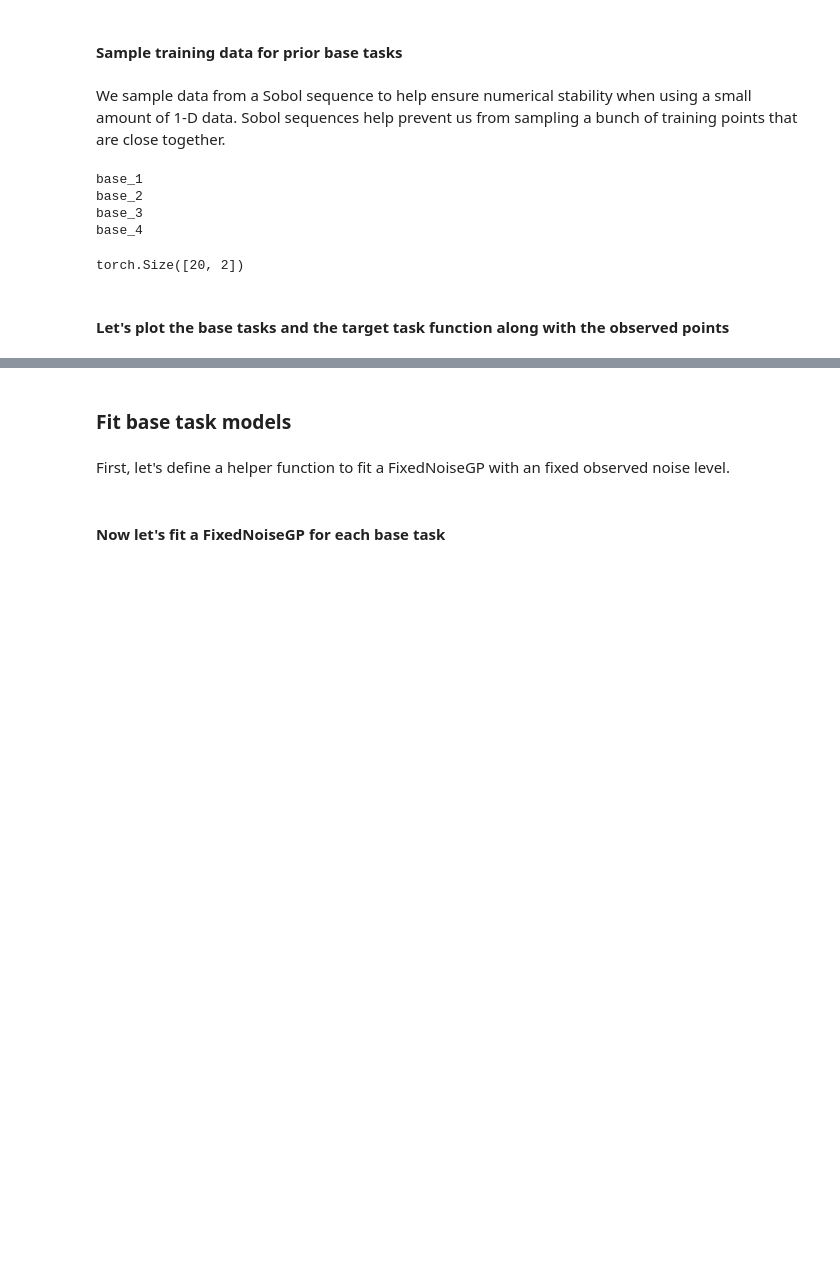
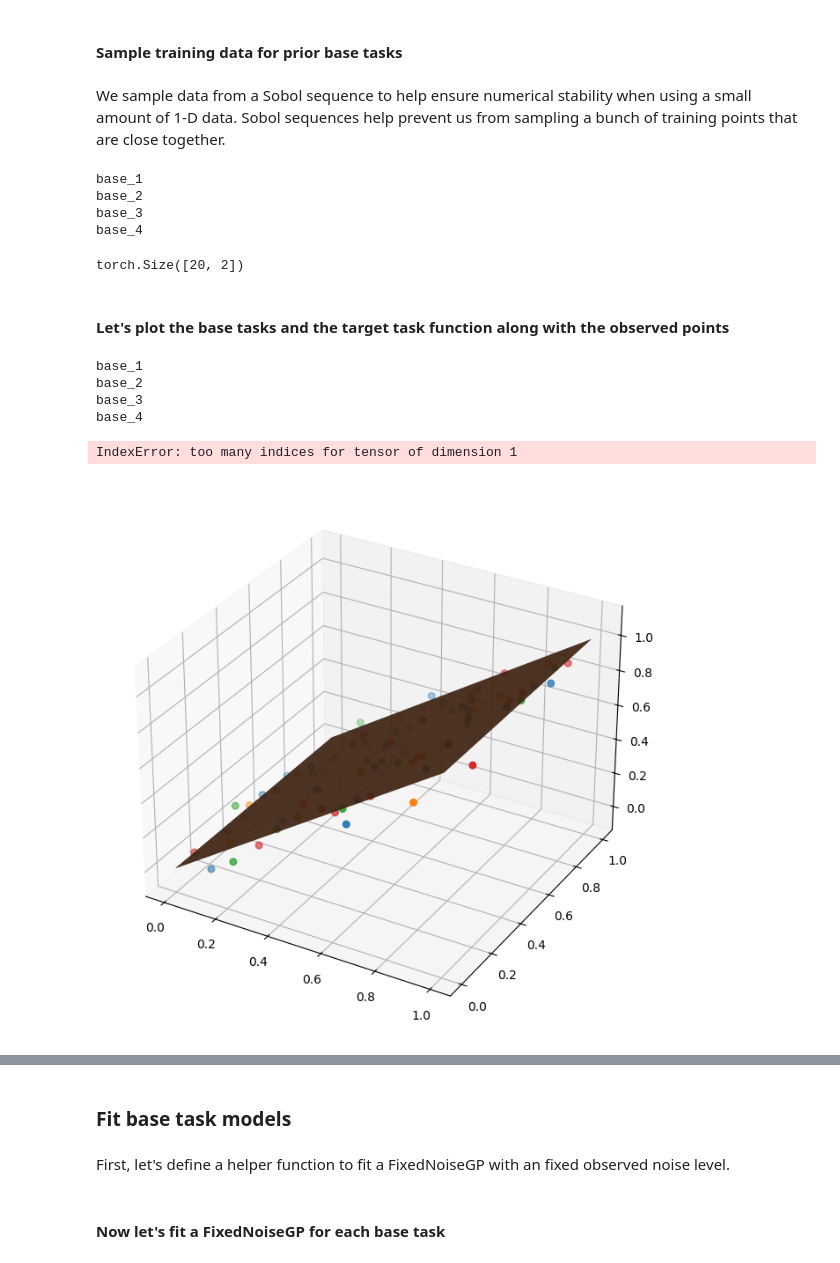
Before and after one commit to vishalvaka/HIL_toolkit_ARL, a Jupyter notebook: notebooks/meta_learning_with_rgpe_MOBO_normal.ipynb, the cells around one changed output, grey strips where cells are left out. Drawn from its saved outputs; the diff is of its cells as text; code cells hidden in the pictures; blank space fills up the shorter version.

```diff
--- a/notebooks/meta_learning_with_rgpe_MOBO_normal.ipynb
+++ b/notebooks/meta_learning_with_rgpe_MOBO_normal.ipynb
@@ -239,9 +318,9 @@ for task in range(NUM_BASE_TASKS):
     raw_x = draw_sobol_samples(
         bounds=BOUNDS,
         n=num_training_points,
-        q=1,
+        q=2,
         seed=task + 5397923,
-    ).squeeze(1)
+    ).squeeze()
     # get observed values
     func = globals()[f"base_{task + 1}"]
     print(func.__name__)
@@ -252,9 +331,9 @@ for task in range(NUM_BASE_TASKS):
     # store training data
     data_by_task[task] = {
     # scale x to [0, 1]
-    "train_x": normalize(raw_x, bounds=BOUNDS),
-    "train_y": train_y,
-    "train_yvar": train_yvar,
+    "train_x": normalize(raw_x, bounds=BOUNDS).to(torch.float64),
+    "train_y": train_y.to(torch.float64),
+    "train_yvar": train_yvar.to(torch.float64),
     }
 # %% [output]
 base_1
@@ -270,6 +349,74 @@ data_by_task[0]['train_y'].shape
 torch.Size([20, 2])
 # %% [markdown]
 #### Let's plot the base tasks and the target task function along with the observed points
+# %%
+from matplotlib import pyplot as plt
+x1 = torch.linspace(BOUNDS[0][0], BOUNDS[1][0], 100)
+x2 = torch.linspace(BOUNDS[0][0], BOUNDS[1][0], 100)
+x1, x2 = torch.meshgrid(x1, x2)
+x = torch.stack([x1.flatten(), x2.flatten()], dim=1)
+
+# Placeholder function for the target function
+
+# TARGET_SHIFT = torch.tensor([0.1, 0.1])
+
+for obj in range(2):
+    fig = plt.figure(figsize=(12, 8))
+    ax = fig.add_subplot(111, projection='3d')
+
+    for task in data_by_task:
+        # Plot observed values
+        train_x_unnormalized = unnormalize(data_by_task[task]["train_x"], bounds=BOUNDS).cpu().numpy()
+        train_y = data_by_task[task]["train_y"][:, obj].cpu().numpy()
+        t = ax.scatter(
+            train_x_unnormalized[:, 0],
+            train_x_unnormalized[:, 1],
+            train_y,
+            s=30,
+            label=f"Observed task {task}" if task == 0 else "",
+        )
+
+        # Plot true function
+        func = globals()[f"base_{task + 1}"]
+        print(func.__name__)
+        func_outputs = func(x)[:, obj].cpu().numpy().reshape(x1.shape)
+        ax.plot_surface(
+            x1.numpy(),
+            x2.numpy(),
+            func_outputs,
+            color=t.get_facecolor()[0],
+            alpha=0.5,
+            label=f"Base task {task}",
+        )
+
+    # Plot true target function
+    target_outputs = f(x, TARGET_SHIFT)[:, obj].detach().numpy().reshape(x1.shape)
+    ax.plot_surface(
+        x1.numpy(),
+        x2.numpy(),
+        target_outputs,
+        color='r',
+        alpha=0.5,
+        linewidth=2,
+        linestyle='--',
+        label="Target task",
+    )
+
+    ax.set_title(f"Objective {obj + 1}")
+    ax.set_xlabel('x1')
+    ax.set_ylabel('x2')
+    ax.set_zlabel('Objective value')
+    ax.legend(loc="lower right", fontsize=10)
+    plt.tight_layout()
+    ax.set_zlim([-3, 3])
+    plt.show()
+# %% [output]
+base_1
+base_2
+base_3
+base_4
+IndexError: too many indices for tensor of dimension 1
+[figure, added]
 # %%
 from matplotlib import pyplot as plt
 
```
Also changed, not shown: parts of 21 cells of this notebook.
